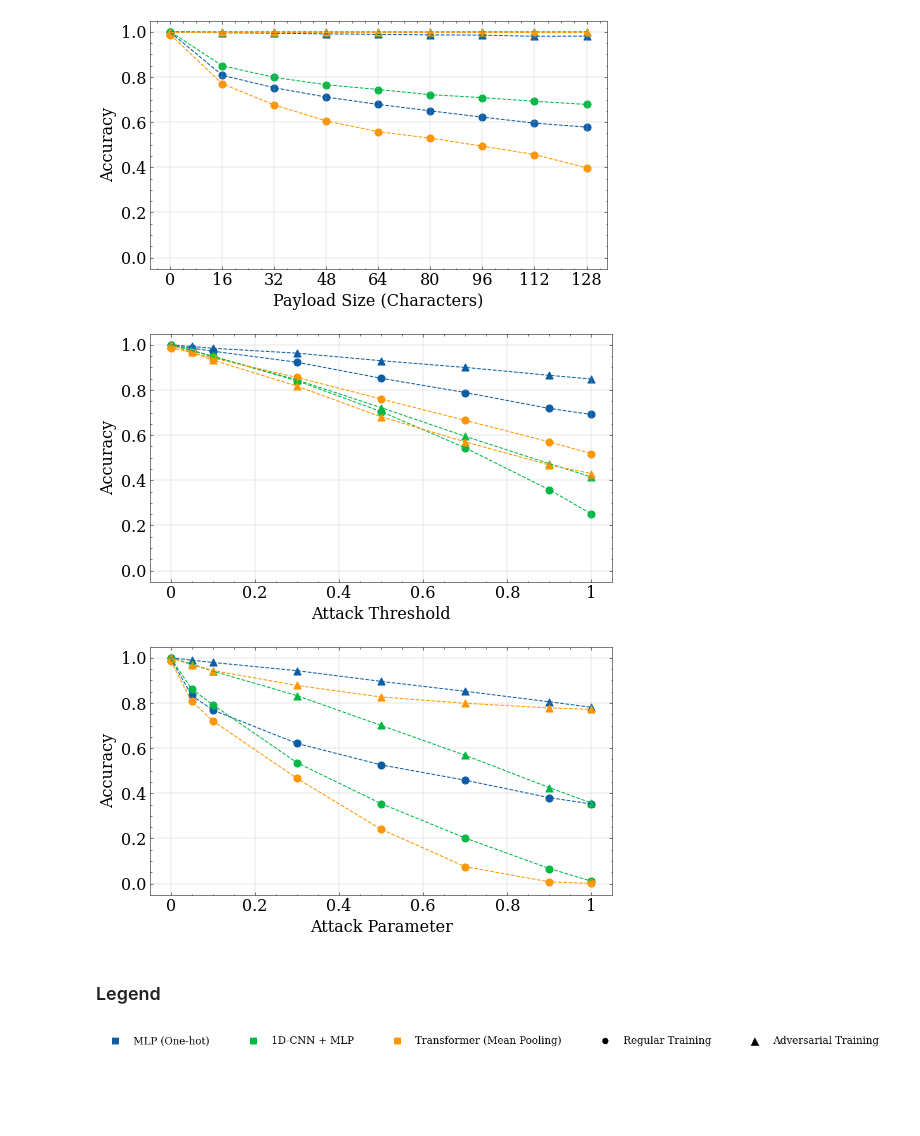
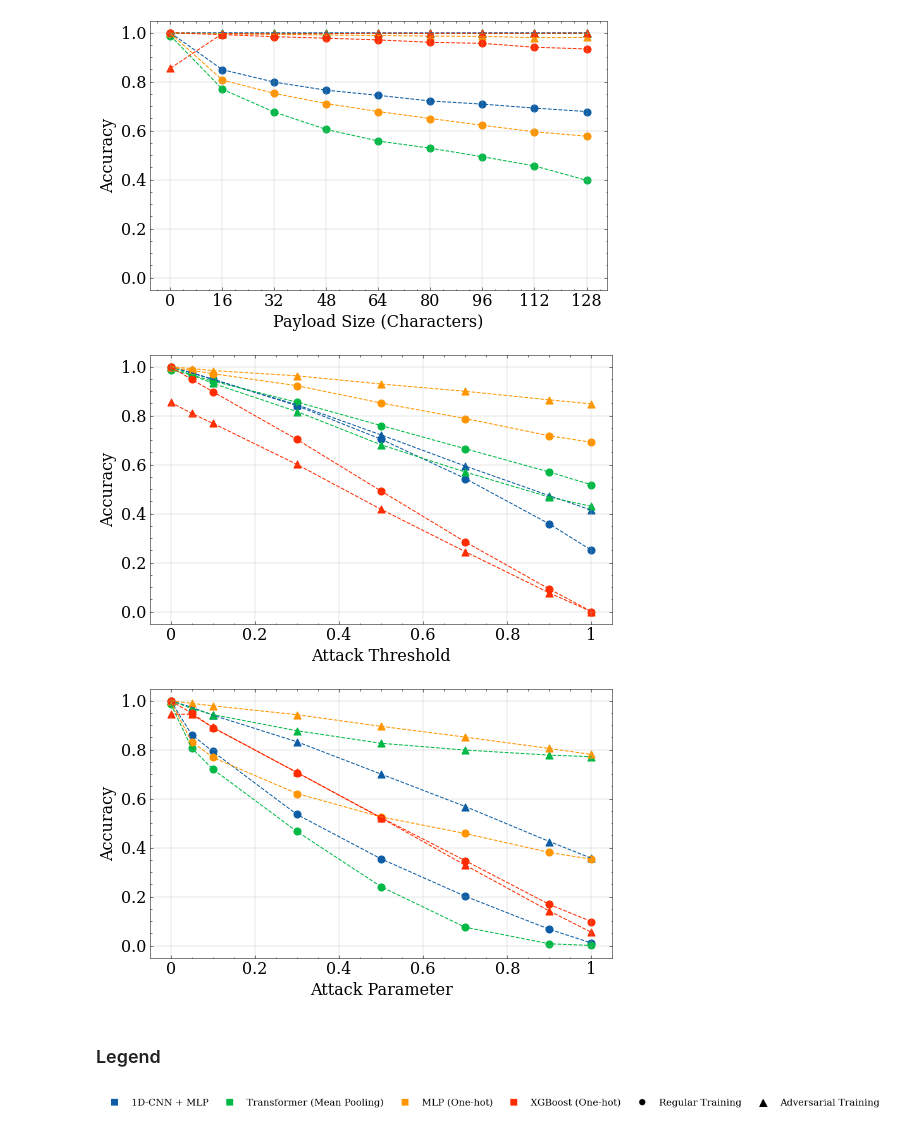
Before and after one commit to dtrizna/QuasarNix, a Jupyter notebook: results_adversarial_evasion.ipynb, the cells around one changed output. Cells and saved outputs as stored; diff of their text form; code cells hidden in the pictures; blank space fills up the shorter version.

Commit message:
tests on adversarial GBDT scores

```diff
--- a/results_adversarial_evasion.ipynb
+++ b/results_adversarial_evasion.ipynb
@@ -1,10 +1,6 @@
 # %%
-import pandas as pd
-import numpy as np
-
 import json
 import matplotlib.pyplot as plt
-import seaborn as sns
 import scienceplots
 plt.style.use(['science', 'no-latex'])
 
@@ -16,9 +12,10 @@ sys.path.append(os.path.abspath('.'))
 from src.plots import set_size
 
 labelmap = {
-    "mlp_onehot": "MLP (One-hot)",
     "cnn": "1D-CNN + MLP",
     "mean_transformer": "Transformer (Mean Pooling)",
+    "mlp_onehot": "MLP (One-hot)",
+    "xgb_onehot": "XGBoost (One-hot)",
 }
 # %%
 
@@ -105,26 +102,26 @@ def plot_stat(logdir, stat="Accuracy", axins=False, title=None, legend=True):
 
     return fig, ax, axin
 # %%
-LOGS_DIR = "logs_adversarial_evasion_nl2bash"
+LOGS_DIR = os.path.join("logs_adversarial_evasion", "nl2bash_prepend")
 
 fig, ax, _ = plot_stat(logdir=LOGS_DIR, stat="Accuracy", axins=False, title='', legend=False)
 ax.set_ylabel("Accuracy", fontsize=16)
 ax.set_xlabel('Payload Size (Characters)', fontsize=16)
 
 # make xtickslabels int instead of float
 xticks = ax.get_xticks()
 xticks = [int(x) for x in xticks]
 ax.set_xticklabels(xticks, fontsize=16)
 
 _ = ax.set_ylim([-0.05, 1.05])
 
 # save as pdf in img
 plt.savefig("img/adversarial_evasion_nl2bash_acc.pdf", bbox_inches='tight', dpi=300)
 # %% [output]
-[figure, old version]
+[figure, new version]
 # %%
-LOGS_DIR = "logs_adversarial_evasion_tricks_v2"
-
+LOGS_DIR = os.path.join("logs_adversarial_evasion", "domain_knowledge")
+noe
 fig, ax, axin = plot_stat(logdir=LOGS_DIR, stat="Accuracy", title="", legend=False)
 ax.set_ylabel("Accuracy", fontsize=16)
 # xlabel represent attack parameter that represents random threshold [0, 1] of probability if to apply a modification
@@ -138,9 +135,9 @@ _ = ax.set_ylim([-0.05, 1.05])
 # save as pdf in img
 plt.savefig("img/adversarial_evasion_tricks_acc_v2.pdf", bbox_inches='tight', dpi=300)
 # %% [output]
-[figure, old version]
+[figure, new version]
 # %%
-LOGS_DIR = "logs_adversarial_evasion_hybrid_v2"
+LOGS_DIR = os.path.join("logs_adversarial_evasion","hybrid")
 
 fig, ax, axin = plot_stat(logdir=LOGS_DIR, stat="Accuracy", title="", legend=False)
 ax.set_ylabel("Accuracy", fontsize=16)
@@ -153,9 +150,9 @@ ax.set_xticklabels(xl)
 _ = ax.set_ylim([-0.05, 1.05])
 
 # save as pdf in img
-plt.savefig("img/adversarial_evasion_hybrid_acc_v2.pdf", bbox_inches='tight', dpi=300)
+plt.savefig("img/adversarial_evasion_hybrid_acc.pdf", bbox_inches='tight', dpi=300)
 # %% [output]
-[figure, old version]
+[figure, new version]
 # %% [markdown]
 ### Legend
 # %%
@@ -166,12 +163,14 @@ handles, labels = ax.get_legend_handles_labels()
 color1 = handles[0].get_facecolor()[0]
 color2 = handles[1].get_facecolor()[0]
 color3 = handles[2].get_facecolor()[0]
+color4 = handles[3].get_facecolor()[0]
 
 # Create new legend handles with the desired properties
 custom_handles = [
     Line2D([0], [0], marker='s', color='w', markerfacecolor=color1, markeredgecolor=color1, markersize=10),
     Line2D([0], [0], marker='s', color='w', markerfacecolor=color2, markeredgecolor=color2, markersize=10),
-    Line2D([0], [0], marker='s', color='w', markerfacecolor=color3, markeredgecolor=color3, markersize=10)
+    Line2D([0], [0], marker='s', color='w', markerfacecolor=color3, markeredgecolor=color3, markersize=10),
+    Line2D([0], [0], marker='s', color='w', markerfacecolor=color4, markeredgecolor=color4, markersize=10)
 ]
 
 legend_elements = [
@@ -189,7 +188,7 @@ fig_leg = plt.figure(figsize=(xsize*2.5, 0.7))
 ax_leg = fig_leg.add_subplot(111)
 ax_leg.axis('off')  # Ensure no axis or plot is displayed
 
-leg = fig_leg.legend(custom_handles, labels, loc='upper left', mode='expand', ncol=5, fontsize=16)
+leg = fig_leg.legend(custom_handles, labels, loc='upper left', mode='expand', ncol=6, fontsize=15)
 
 # Show the figure with the legend
 plt.show()
@@ -202,4 +201,4 @@ fig_leg.savefig('img/adversarial_evasion_legend.pdf', dpi="figure", bbox_inches=
 # Close the legend figure after saving and displaying
 plt.close(fig_leg)
 # %% [output]
-[figure, old version]
+[figure, new version]
```
Also changed, not shown: 27 other files.
